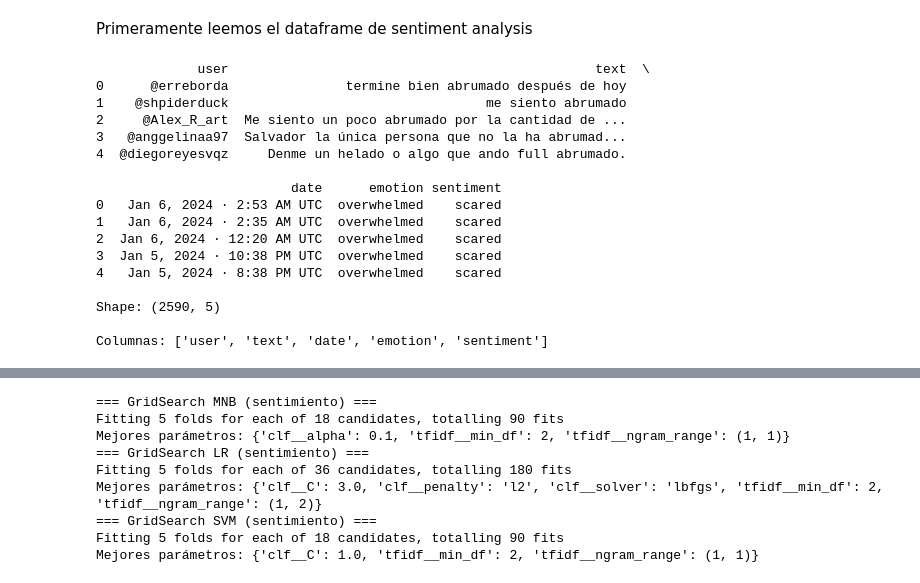
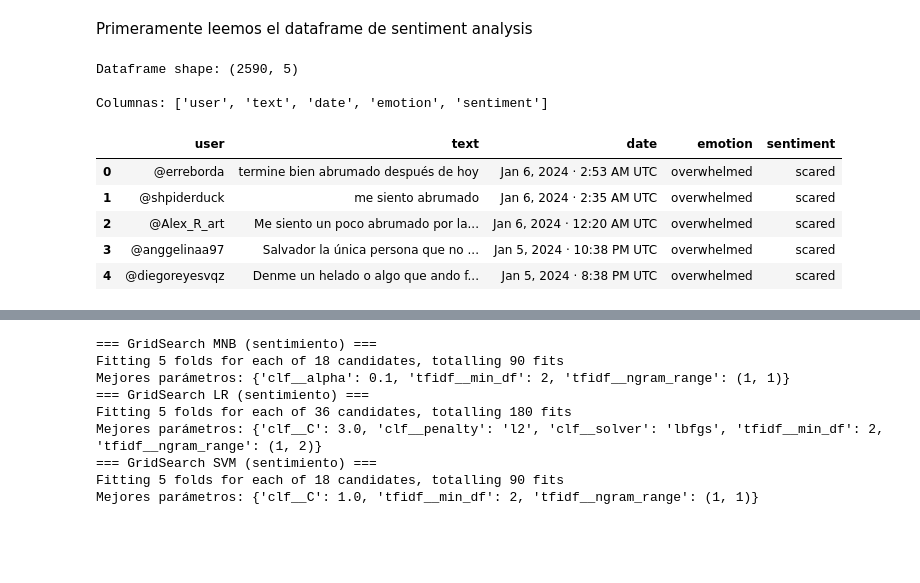
Before and after one commit to 1up9059/tareas_curso_NLP, a Jupyter notebook: Tarea3_Text_Classification_ES.ipynb, the cells around one changed output, grey strips where cells are left out. Drawn from its saved outputs; the diff is of its cells as text; code cells hidden in the pictures; blank space fills up the shorter version.

```diff
--- a/Tarea3_Text_Classification_ES.ipynb
+++ b/Tarea3_Text_Classification_ES.ipynb
@@ -194,23 +195,15 @@ Primeramente leemos el dataframe de sentiment analysis
 # %%
 #Leemos el CSV de sentimiento
 df_sent = pd.read_csv(SENT_PATH, encoding="utf-8")
-print(df_sent.head());
-print("\nShape:", df_sent.shape); print("\nColumnas:", list(df_sent.columns))
+print("Dataframe shape:", df_sent.shape); print("\nColumnas:", list(df_sent.columns))
+df_sent.head()
 # %% [output]
-             user                                               text  \
-0      @erreborda               termine bien abrumado después de hoy
-1    @shpiderduck                                 me siento abrumado
-2     @Alex_R_art  Me siento un poco abrumado por la cantidad de ...
-3   @anggelinaa97  Salvador la única persona que no la ha abrumad...
-4  @diegoreyesvqz     Denme un helado o algo que ando full abrumado.
-
-                         date      emotion sentiment
-0   Jan 6, 2024 · 2:53 AM UTC  overwhelmed    scared
-1   Jan 6, 2024 · 2:35 AM UTC  overwhelmed    scared
-2  Jan 6, 2024 · 12:20 AM UTC  overwhelmed    scared
-3  Jan 5, 2024 · 10:38 PM UTC  overwhelmed    scared
-4   Jan 5, 2024 · 8:38 PM UTC  overwhelmed    scared
-
-Shape: (2590, 5)
+Dataframe shape: (2590, 5)
 
 Columnas: ['user', 'text', 'date', 'emotion', 'sentiment']
+|  | user | text | date | emotion | sentiment |
+| 0 | @erreborda | termine bien abrumado después de hoy | Jan 6, 2024 · 2:53 AM UTC | overwhelmed | scared |
+| 1 | @shpiderduck | me siento abrumado | Jan 6, 2024 · 2:35 AM UTC | overwhelmed | scared |
+| 2 | @Alex_R_art | Me siento un poco abrumado por la... | Jan 6, 2024 · 12:20 AM UTC | overwhelmed | scared |
+| 3 | @anggelinaa97 | Salvador la única persona que no ... | Jan 5, 2024 · 10:38 PM UTC | overwhelmed | scared |
+| 4 | @diegoreyesvqz | Denme un helado o algo que ando f... | Jan 5, 2024 · 8:38 PM UTC | overwhelmed | scared |
```
Also changed, not shown: parts of 7 cells of this notebook.
